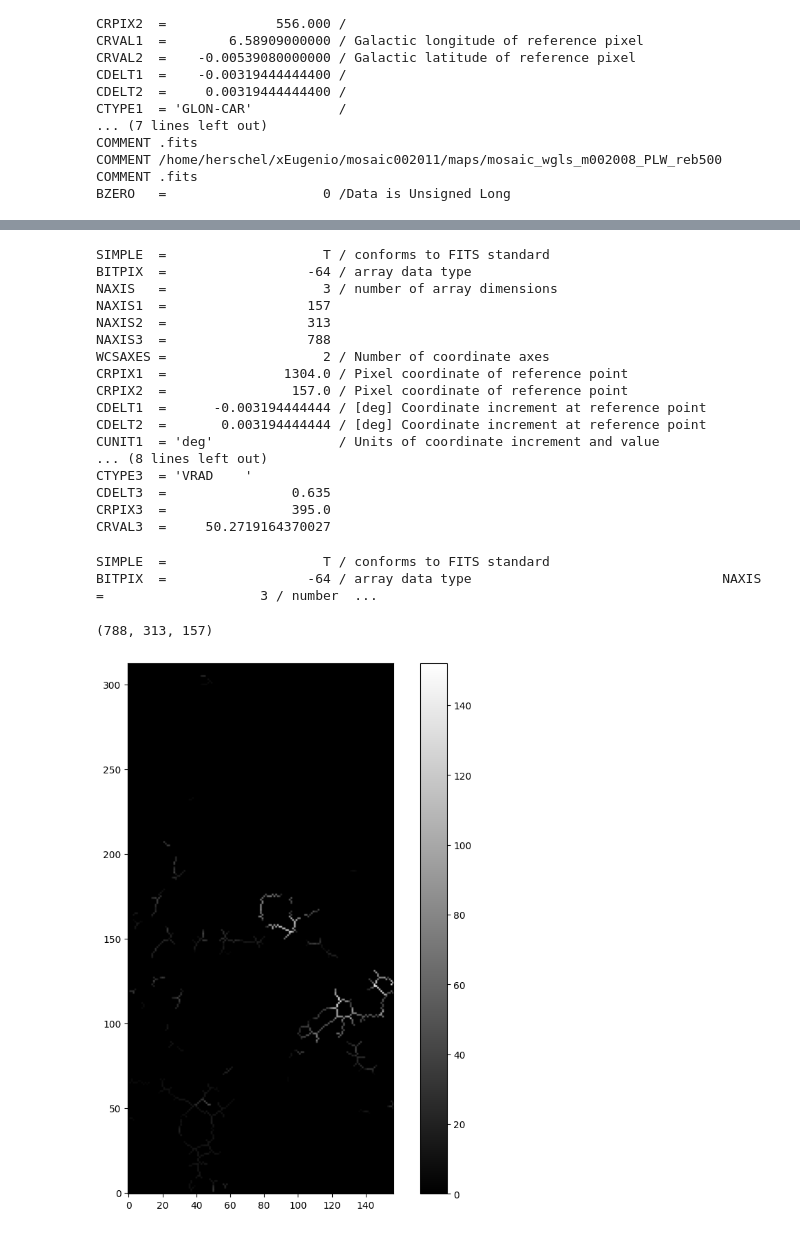
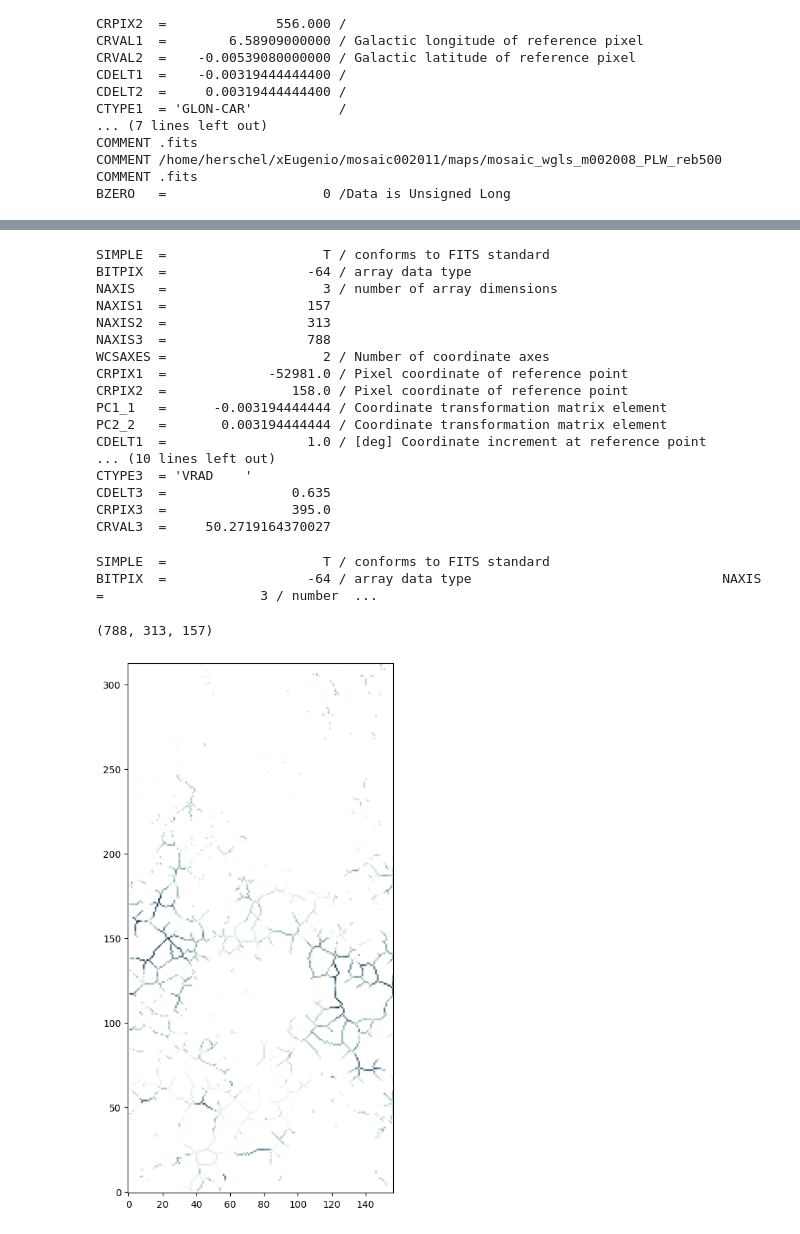
Before and after one commit to multi-learn/lis2, a Jupyter notebook: scripts/test.ipynb, the cells around one changed output, grey strips where cells are left out. Cells and saved outputs as stored; diff of their text form; code cells hidden in the pictures.

```diff
--- a/scripts/test.ipynb
+++ b/scripts/test.ipynb
@@ -116,4 +177,6 @@ show_fits_data(skeleton[0].data[0])
 # %%
+path_skeleton = "../../../BIGSF_DATA/Clustering_COHRS/data_test8/all_skeletons_all_clusters_data_3d_skeletons.fits"
+skeleton = fits.open(path_skeleton)
 skeleton[0].header
 # %% [output]
 SIMPLE  =                    T / conforms to FITS standard
@@ -123,12 +186,12 @@ NAXIS1  =                  157
 NAXIS2  =                  313
 NAXIS3  =                  788
 WCSAXES =                    2 / Number of coordinate axes
-CRPIX1  =               1304.0 / Pixel coordinate of reference point
-CRPIX2  =                157.0 / Pixel coordinate of reference point
-CDELT1  =      -0.003194444444 / [deg] Coordinate increment at reference point
-CDELT2  =       0.003194444444 / [deg] Coordinate increment at reference point
-CUNIT1  = 'deg'                / Units of coordinate increment and value
-... (8 lines left out)
+CRPIX1  =             -52981.0 / Pixel coordinate of reference point
+CRPIX2  =                158.0 / Pixel coordinate of reference point
+PC1_1   =      -0.003194444444 / Coordinate transformation matrix element
+PC2_2   =       0.003194444444 / Coordinate transformation matrix element
+CDELT1  =                  1.0 / [deg] Coordinate increment at reference point
+... (10 lines left out)
 CTYPE3  = 'VRAD    '
 CDELT3  =                0.635
 CRPIX3  =                395.0
@@ -141,6 +204,12 @@ SIMPLE  =                    T / conforms to FITS standard
 (788, 313, 157)
 # %%
 sum_skelette = skeleton[0].data.sum(axis=0)
-show_fits_data(sum_skelette)
+figsize=(10, 10)
+plt.figure(figsize=figsize)
+
+# Display the image
+plt.imshow(sum_skelette, cmap='bone_r', origin='lower')
+# plt.colorbar()
+plt.show()
 # %% [output]
-[figure, old version]
+[figure, new version]
```
Also changed, not shown: parts of 93 cells of this notebook, 8 other files.
